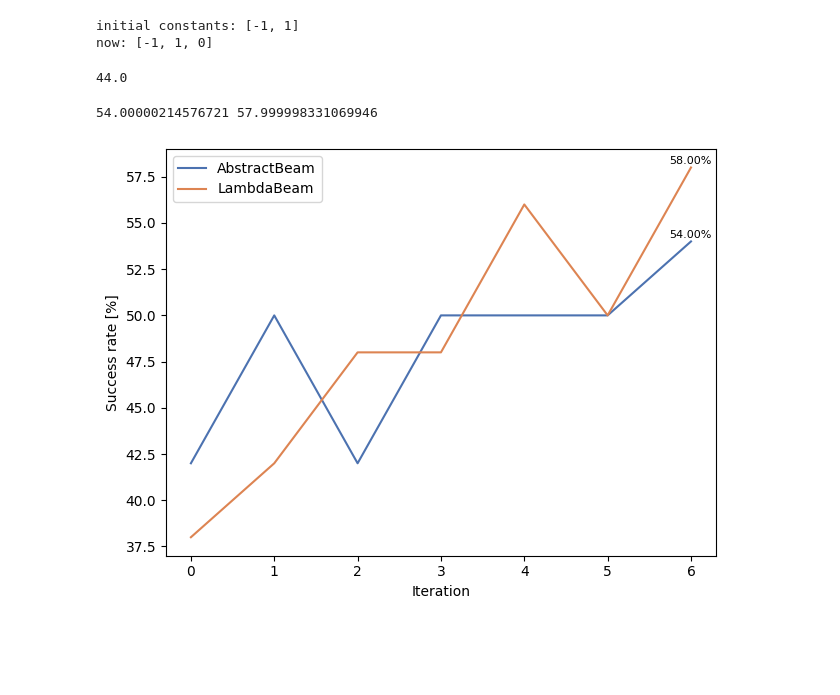
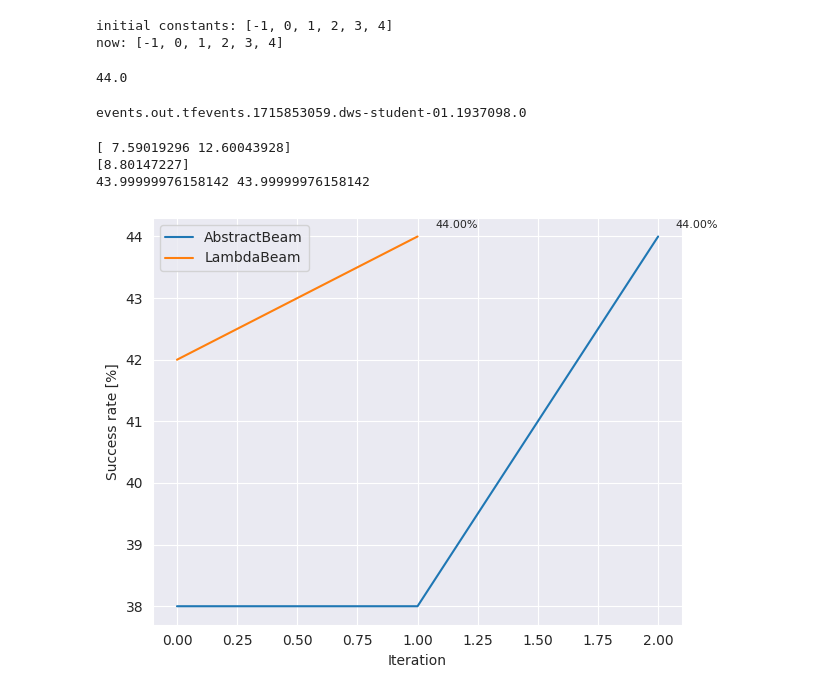
Before and after one commit to jzenkner/AbstractBeam, a Jupyter notebook: docs/results.ipynb, the cells around one changed output. Cells and saved outputs as stored; diff of their text form; code cells hidden in the pictures; blank space fills up the shorter version.

```diff
--- a/docs/results.ipynb
+++ b/docs/results.ipynb
@@ -27,5 +27,5 @@ approach = "abstractbeam"
 # %%
-with open(parent_path + f"{approach}/models{run}/model-best-valid.ckpt", "rb") as f:
+with open(parent_path + f"{approach}/ogdomain/models{run}/model-latest.ckpt", "rb") as f:
     ckpt = torch.load(f)  # , map_location=torch.device("mps"))
 # %%
 inventions = ckpt["inventions"]
@@ -42,8 +38,8 @@ fn_14 x1(0, x2) 2
 # %%
 constants = ckpt["domain"].constants
-print(f"initial constants: {[-1, 1]}")
+print(f"initial constants: {[-1, 0, 1, 2, 3, 4]}")
 print(f"now: {constants}")
 # %% [output]
-initial constants: [-1, 1]
-now: [-1, 1, 0]
+initial constants: [-1, 0, 1, 2, 3, 4]
+now: [-1, 0, 1, 2, 3, 4]
 # %%
@@ -53,51 +49,80 @@ solutions = [ele for ele in results["results"] if ele["success"]]
 len(solutions) / len(results["results"]) * 100
 # %% [output]
 44.0
+# %%
+p = '../neurips/lambdabeam/ogdomain/models2/logs/'
+for file in os.listdir(p):
+    # Initialize an event accumulator
+    event_AB = EventAccumulator(p + file)
+    event_AB.Reload()
+    try:
+        scalars = event_AB.Scalars('eval/succ')
+        print(file)
+    except KeyError:
+        tst = 1
+        # print("empty")
+        # print(file)
+        # os.remove(lb_file + file)
+# %% [output]
+events.out.tfevents.1715853059.dws-student-01.1937098.0
 # %%
-path_dict = {"abstractbeam fold 1": ["events.out.tfevents.1714053475.dws-07.3890530.0", "events.out.tfevents.1714032509.dws-07.3771435.0"],
-             "abstractbeam fold 2": ["events.out.tfevents.1714457794.dws-08.391667.0"],
-             "lambdabeam fold 1 og": ["events.out.tfevents.1714976185.dws-04.1910039.0"],
-             "abstractbeam fold 1 og": ["events.out.tfevents.1714975955.dws-08.865485.0"],
+"""path_dict = {"abstractbeam fold 1": ["events.out.tfevents.1714053475.dws-07.3890530.0", "events.out.tfevents.1714032509.dws-07.3771435.0"],
+             "abstractbeam fold 2": ["events.out.tfevents.1714457794.dws-08.391667.0", "events.out.tfevents.1715340297.dws-student-01.3676656.0", "events.out.tfevents.1715500982.dws-student-01.220501.0", "events.out.tfevents.1715599491.dws-student-01.598324.0", "events.out.tfevents.1715754350.dws-student-01.1001414.0"],
+             "abstractbeam fold 1 og": ["events.out.tfevents.1714975955.dws-08.865485.0", "events.out.tfevents.1715072169.dws-08.983221.0"],
              "lambdabeam fold 1": ["events.out.tfevents.1713428257.dws-06.1874500.0", "events.out.tfevents.1713532162.dws-06.528186.0"],
-             "lambdabeam fold 2": ["events.out.tfevents.1714628885.dws-06.876364.0"]}
+             "lambdabeam fold 2": ["events.out.tfevents.1714628885.dws-06.876364.0", "events.out.tfevents.1715683029.dws-student-01.754111.0"],
+             "lambdabeam fold 1 og": []
+             }"""
+path_dict= {
+    "ab fold 1": ["events.out.tfevents.1715801783.dws-student-01.1781218.0", "events.out.tfevents.1715839068.dws-student-01.1849346.0"],
+    "ab fold 2": ["events.out.tfevents.1715801919.dws-student-01.1785344.0", "events.out.tfevents.1715885186.dws-student-01.2063158.0"],
+    "lb fold 1": ["events.out.tfevents.1715858660.dws-08.2976407.0"],
+    "lb fold 2": ["events.out.tfevents.1715853059.dws-student-01.1937098.0"]
+}
+fold = 2
 # Path to your event file or directory
-ab_file = f'../neurips/abstractbeam/models2/logs/'
+ab_file = '../neurips/abstractbeam/ogdomain/models/logs/' if fold == 1 else '../neurips/abstractbeam/ogdomain/models2/logs/'
 scalars_AB, times = [], []
-for file in path_dict["abstractbeam fold 2"]:
+for file in path_dict[f"ab fold {fold}"]:
     # Initialize an event accumulator
     event_AB = EventAccumulator(ab_file + file)
     event_AB.Reload()
     scalars = event_AB.Scalars('eval/succ')
     times += [ele.wall_time for ele in scalars]
     scalars_AB += [ele.value for ele in scalars]
-
+print(np.diff(np.array(times)) / 3600)
 inds = np.argsort(times)
 scalars_AB = np.array(scalars_AB)[inds]
 
-lb_file = parent_path + f'lambdabeam/models2/logs/'
+lb_file = '../neurips/lambdabeam/ogdomain/models/logs/' if fold == 1 else '../neurips/lambdabeam/ogdomain/models2/logs/'
 scalars_LB, times = [], []
-for file in path_dict["lambdabeam fold 2"]:
+for file in path_dict[f"lb fold {fold}"]:
     # Initialize an event accumulator
     event_LB = EventAccumulator(lb_file + file)
     event_LB.Reload()
-    scalars = event_LB.Scalars('eval/succ')
+    try:
+        scalars = event_LB.Scalars('eval/succ')
+    except KeyError:
+        print(file)
     times += [ele.wall_time for ele in scalars]
     scalars_LB += [ele.value for ele in scalars]
-
+print(np.diff(np.array(times)) / 3600)
 max_len = max(len(scalars_AB), len(scalars_LB))
 fig, ax = plt.subplots()
 df = pd.DataFrame.from_dict({"AbstractBeam": np.array(list(scalars_AB) + [np.nan] * (max_len - len(scalars_AB))) * 100, "LambdaBeam": np.array(list(scalars_LB) + [np.nan] * (max_len - len(scalars_LB))) * 100})
-sns.lineplot(df, x=np.arange(len(df)), y=df["AbstractBeam"], label="AbstractBeam")
+sns.lineplot(data=df, x=np.arange(len(df)), y=df["AbstractBeam"], label="AbstractBeam")
 ax.text(len(scalars_AB) - 0.75, max(df["AbstractBeam"])+0.1, f'{max(df["AbstractBeam"]):.2f}%', ha='right', va='bottom', fontsize=8)
-sns.lineplot(df, x=np.arange(len(df)), y=df["LambdaBeam"], label="LambdaBeam")
+sns.lineplot(data=df, x=np.arange(len(df)), y=df["LambdaBeam"], label="LambdaBeam")
 ax.text(len(scalars_LB) - 0.75, max(df["LambdaBeam"])+0.1, f'{max(df["LambdaBeam"]):.2f}%', ha='right', va='bottom', fontsize=8)
 ax.set_ylabel("Success rate [%]")
 ax.set_xlabel("Iteration")
 # fig.legend()
 fig.tight_layout()
-# save_plot(plot_path, "performance_iteration_fold1_og", plt.gcf())
+# save_plot(plot_path, "performance_iteration", plt.gcf())
 print(max(df["AbstractBeam"]), max(df["LambdaBeam"]))
 # %% [output]
-54.00000214576721 57.999998331069946
+[ 7.59019296 12.60043928]
+[8.80147227]
+43.99999976158142 43.99999976158142
-[figure, old version]
+[figure, new version]
 # %%
```
Also changed, not shown: parts of 17 cells of this notebook, 10 other files.
